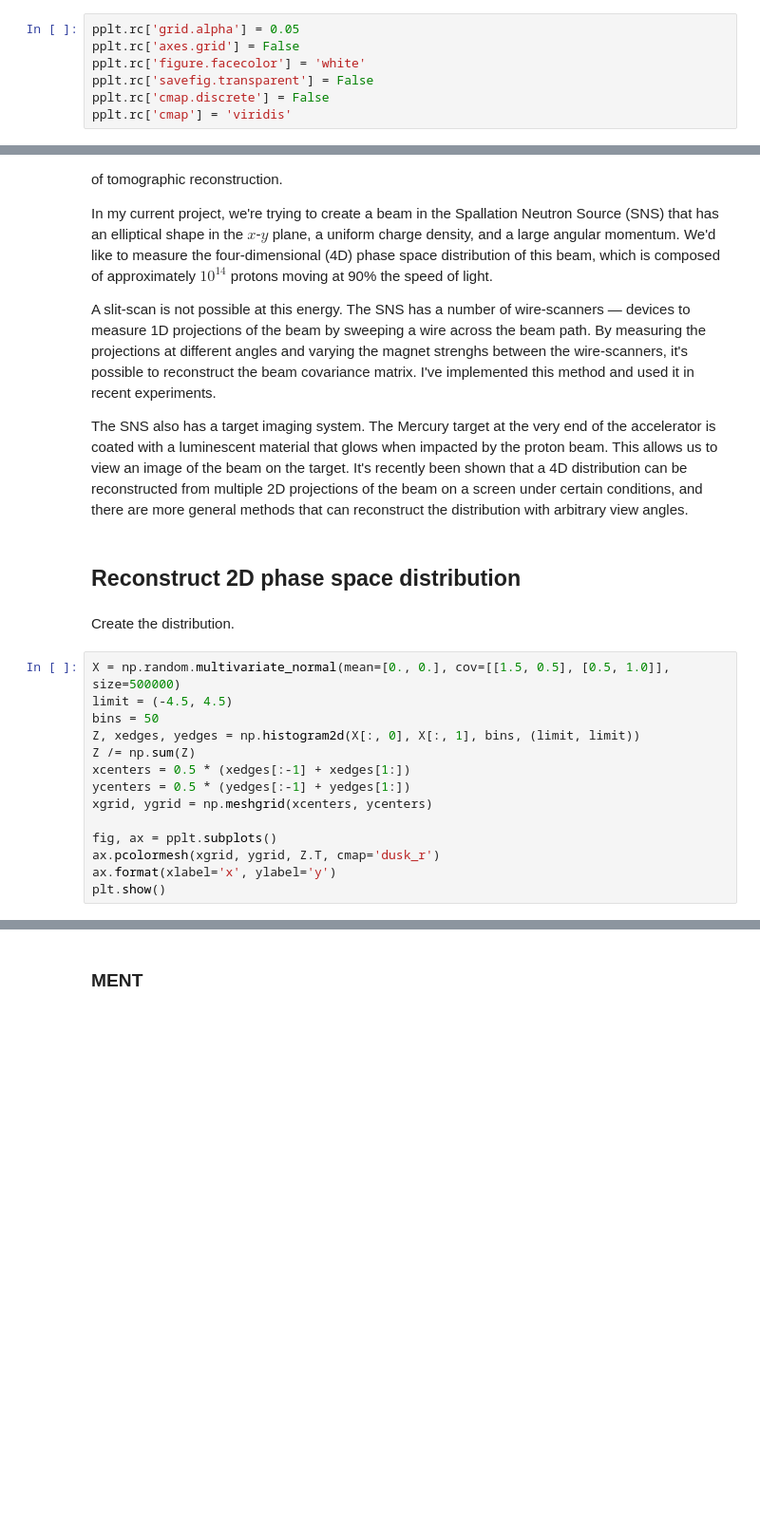
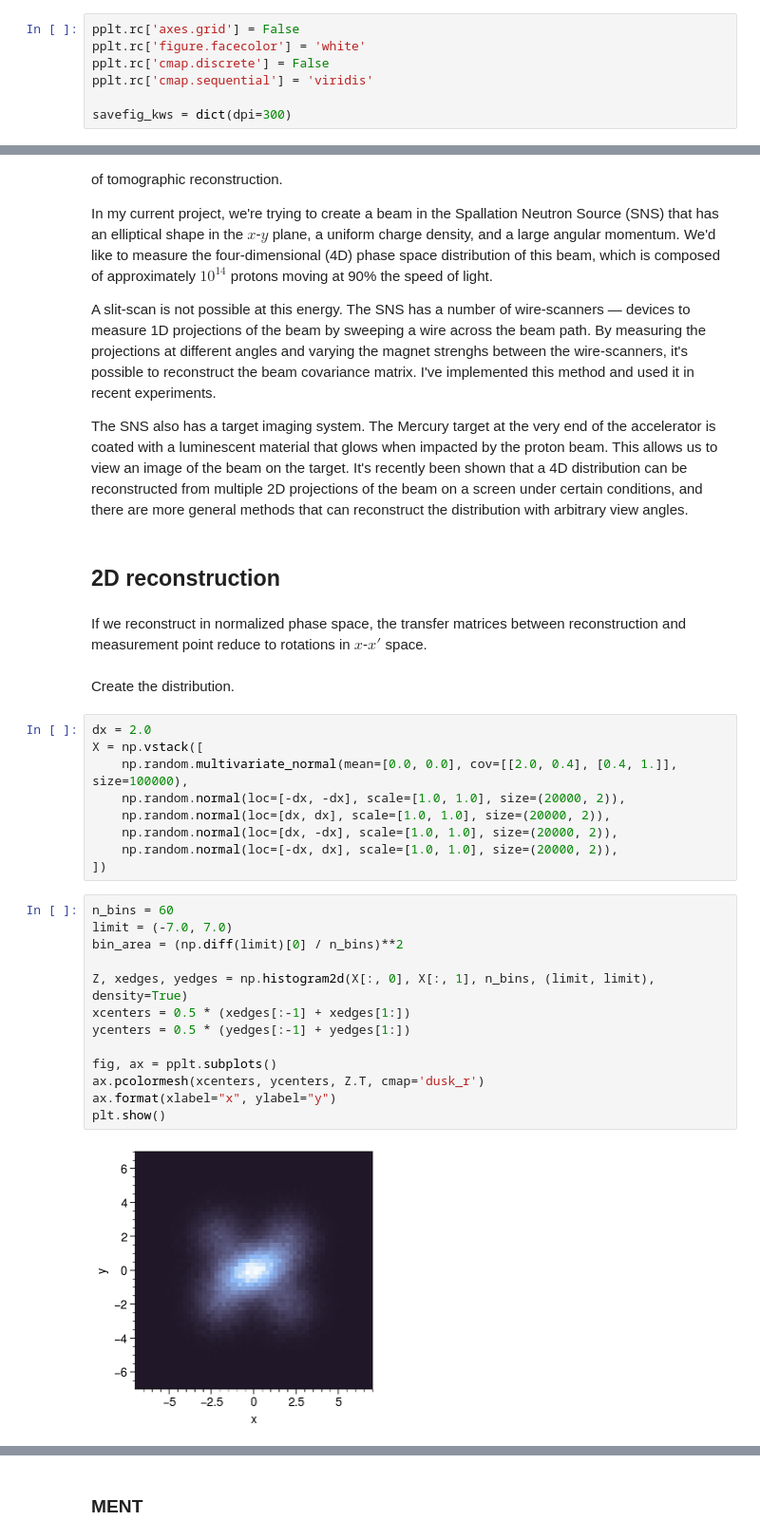
Before and after one commit to austin-hoover/accphys-tools, a Jupyter notebook: emittance_measurement_4D/tomography/test.ipynb, the cells around one changed output, grey strips where cells are left out. Shown at 95% size. Saved outputs shown, nothing was run; the diff lists cells and outputs as text; blank space fills up the shorter version.

```diff
--- a/emittance_measurement_4D/tomography/test.ipynb
+++ b/emittance_measurement_4D/tomography/test.ipynb
@@ -15,7 +17,7 @@ from accphys.tools import plotting as myplt
 # %%
-pplt.rc['grid.alpha'] = 0.05
 pplt.rc['axes.grid'] = False
 pplt.rc['figure.facecolor'] = 'white'
-pplt.rc['savefig.transparent'] = False
 pplt.rc['cmap.discrete'] = False
-pplt.rc['cmap'] = 'viridis'
+pplt.rc['cmap.sequential'] = 'viridis'
+
+savefig_kws = dict(dpi=300)
@@ -40,21 +45,33 @@ A slit-scan is not possible at this energy. The SNS has a number of wire-scanner
 
 The SNS also has a target imaging system. The Mercury target at the very end of the accelerator is coated with a luminescent material that glows when impacted by the proton beam. This allows us to view an image of the beam on the target. It's recently been shown that a 4D distribution can be reconstructed from multiple 2D projections of the beam on a screen under certain conditions, and there are more general methods that can reconstruct the distribution with arbitrary view angles.
 # %% [markdown]
-## Reconstruct 2D phase space distribution
+## 2D reconstruction
+# %% [markdown]
+If we reconstruct in normalized phase space, the transfer matrices between reconstruction and measurement point reduce to rotations in $x$-$x'$ space.
 # %% [markdown]
 Create the distribution.
+# %%
+dx = 2.0
+X = np.vstack([
+    np.random.multivariate_normal(mean=[0.0, 0.0], cov=[[2.0, 0.4], [0.4, 1.]], size=100000),
+    np.random.normal(loc=[-dx, -dx], scale=[1.0, 1.0], size=(20000, 2)),
+    np.random.normal(loc=[dx, dx], scale=[1.0, 1.0], size=(20000, 2)),
+    np.random.normal(loc=[dx, -dx], scale=[1.0, 1.0], size=(20000, 2)),
+    np.random.normal(loc=[-dx, dx], scale=[1.0, 1.0], size=(20000, 2)),
+])
 # %%
-X = np.random.multivariate_normal(mean=[0., 0.], cov=[[1.5, 0.5], [0.5, 1.0]], size=500000)
-limit = (-4.5, 4.5)
-bins = 50
-Z, xedges, yedges = np.histogram2d(X[:, 0], X[:, 1], bins, (limit, limit))
-Z /= np.sum(Z)
+n_bins = 60
+limit = (-7.0, 7.0)
+bin_area = (np.diff(limit)[0] / n_bins)**2
+
+Z, xedges, yedges = np.histogram2d(X[:, 0], X[:, 1], n_bins, (limit, limit), density=True)
 xcenters = 0.5 * (xedges[:-1] + xedges[1:])
 ycenters = 0.5 * (yedges[:-1] + yedges[1:])
-xgrid, ygrid = np.meshgrid(xcenters, ycenters)
 
 fig, ax = pplt.subplots()
-ax.pcolormesh(xgrid, ygrid, Z.T, cmap='dusk_r')
-ax.format(xlabel='x', ylabel='y')
+ax.pcolormesh(xcenters, ycenters, Z.T, cmap='dusk_r')
+ax.format(xlabel="x", ylabel="y")
 plt.show()
+# %% [output]
+[figure, added]
 # %% [markdown]
```
Also changed, not shown: parts of 40 cells of this notebook.
